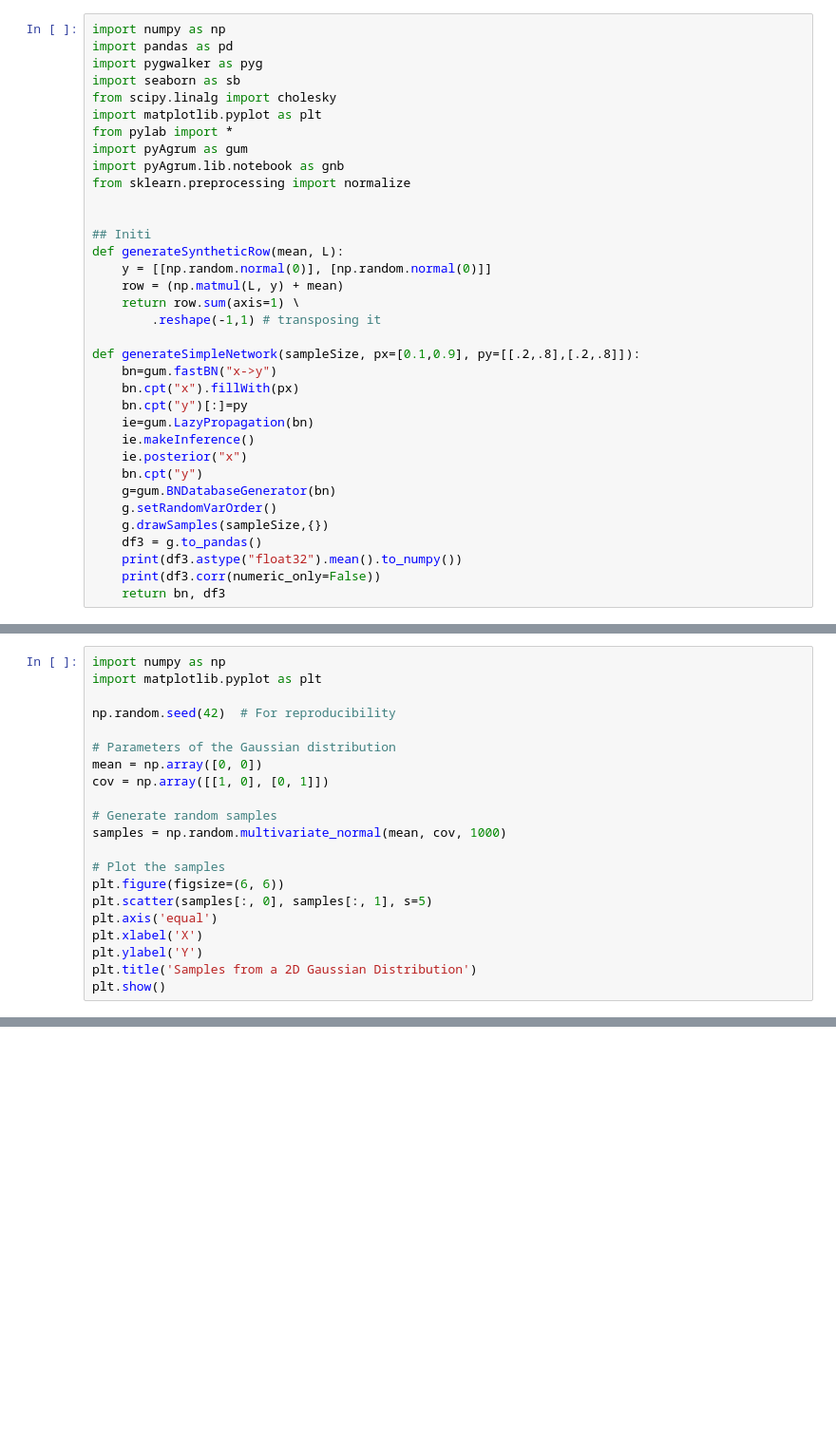
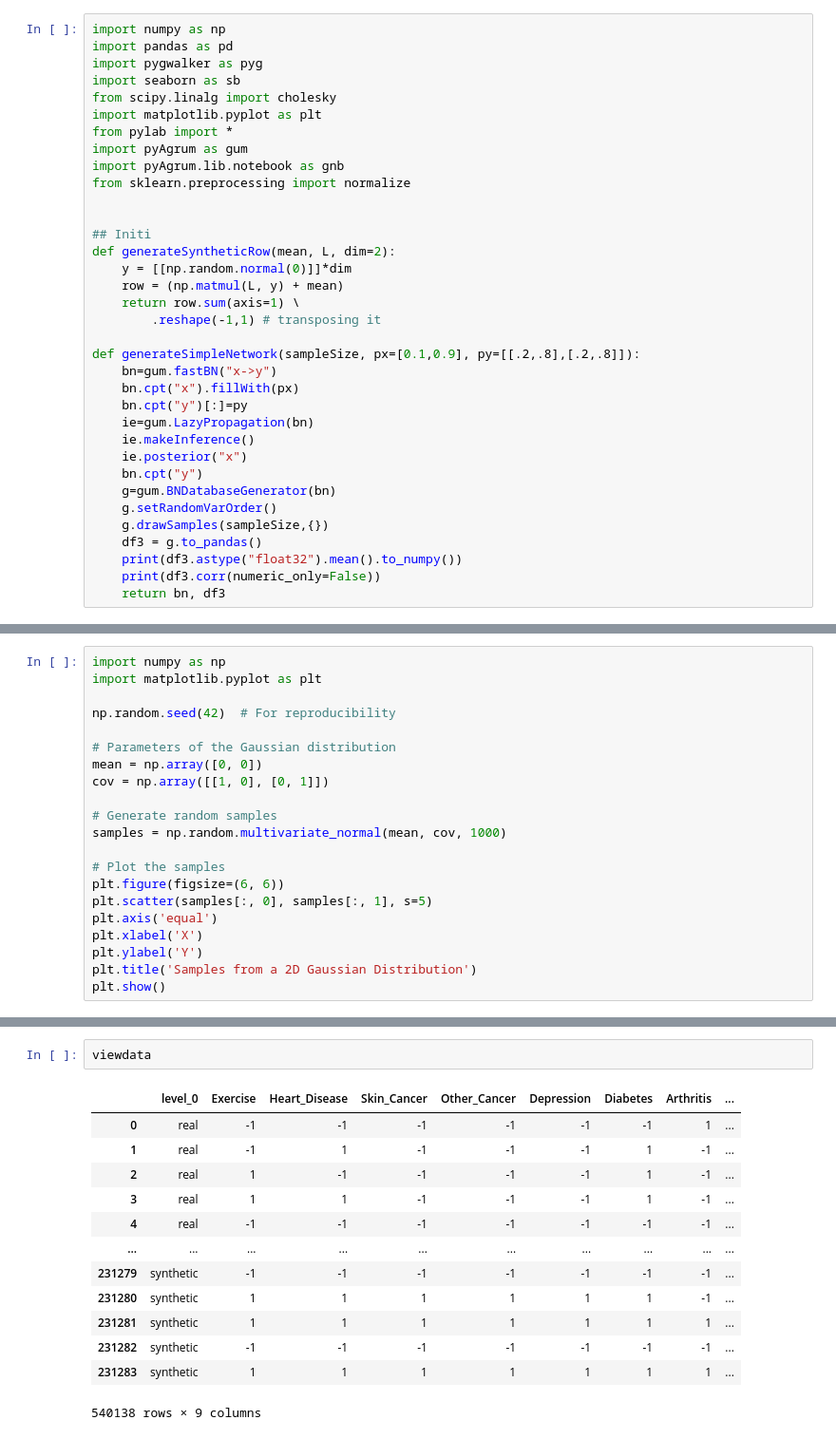
Before and after one commit to lukas681/private-mst, a Jupyter notebook: margins-test.ipynb, the cells around one changed output, grey strips where cells are left out. Shown: that part at 95% size. Saved outputs shown, nothing was run; the diff lists cells and outputs as text; blank space fills up the shorter version.

```diff
--- a/margins-test.ipynb
+++ b/margins-test.ipynb
@@ -14,8 +14,8 @@ from sklearn.preprocessing import normalize
 
 
 ## Initi
-def generateSyntheticRow(mean, L):
-    y = [[np.random.normal(0)], [np.random.normal(0)]]
+def generateSyntheticRow(mean, L, dim=2):
+    y = [[np.random.normal(0)]]*dim
     row = (np.matmul(L, y) + mean)
     return row.sum(axis=1) \
         .reshape(-1,1) # transposing it
@@ -203,0 +280,16 @@ array([[ 0.24888889,  0.01212121,  0.00767677, ...,  0.02707071,
+# %%
+viewdata
+# %% [output]
+|  | level_0 | Exercise | Heart_Disease | Skin_Cancer | Other_Cancer | Depression | Diabetes | Arthritis | ... |
+| 0 | real | -1 | -1 | -1 | -1 | -1 | -1 | 1 | ... |
+| 1 | real | -1 | 1 | -1 | -1 | -1 | 1 | -1 | ... |
+| 2 | real | 1 | -1 | -1 | -1 | -1 | 1 | -1 | ... |
+| 3 | real | 1 | 1 | -1 | -1 | -1 | 1 | -1 | ... |
+| 4 | real | -1 | -1 | -1 | -1 | -1 | -1 | -1 | ... |
+| ... | ... | ... | ... | ... | ... | ... | ... | ... | ... |
+| 231279 | synthetic | -1 | -1 | -1 | -1 | -1 | -1 | -1 | ... |
+| 231280 | synthetic | 1 | 1 | 1 | 1 | 1 | 1 | -1 | ... |
+| 231281 | synthetic | 1 | 1 | 1 | 1 | 1 | 1 | 1 | ... |
+| 231282 | synthetic | -1 | -1 | -1 | -1 | -1 | -1 | -1 | ... |
+| 231283 | synthetic | 1 | 1 | 1 | 1 | 1 | 1 | 1 | ... |
+540138 rows × 9 columns
```
Also changed, not shown: parts of 5 cells of this notebook, 1 other file.
